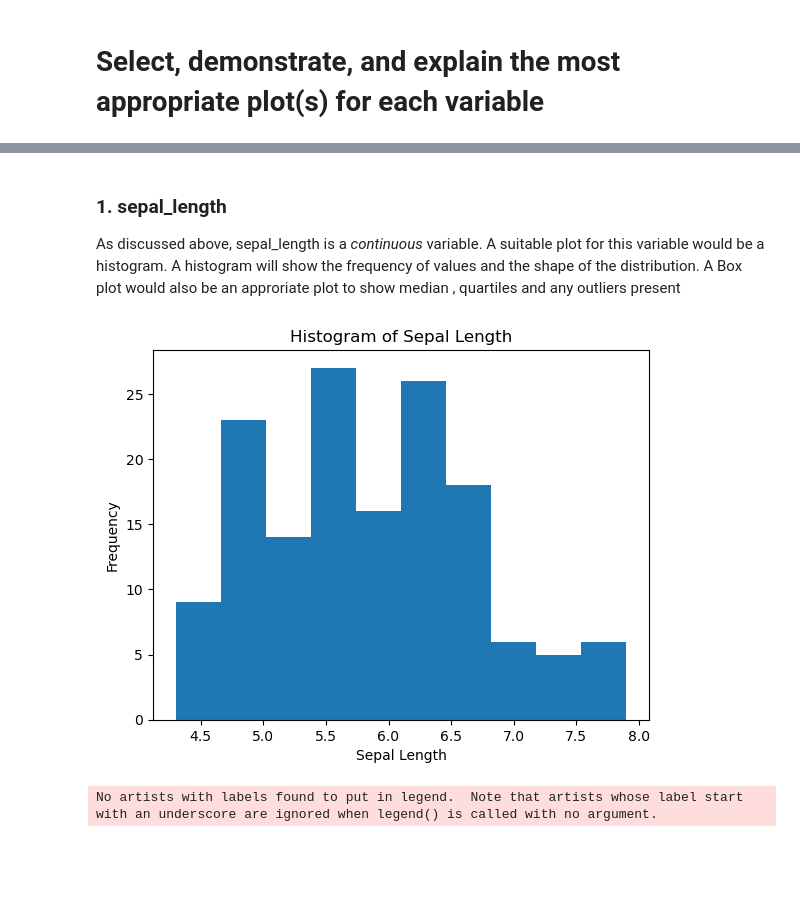
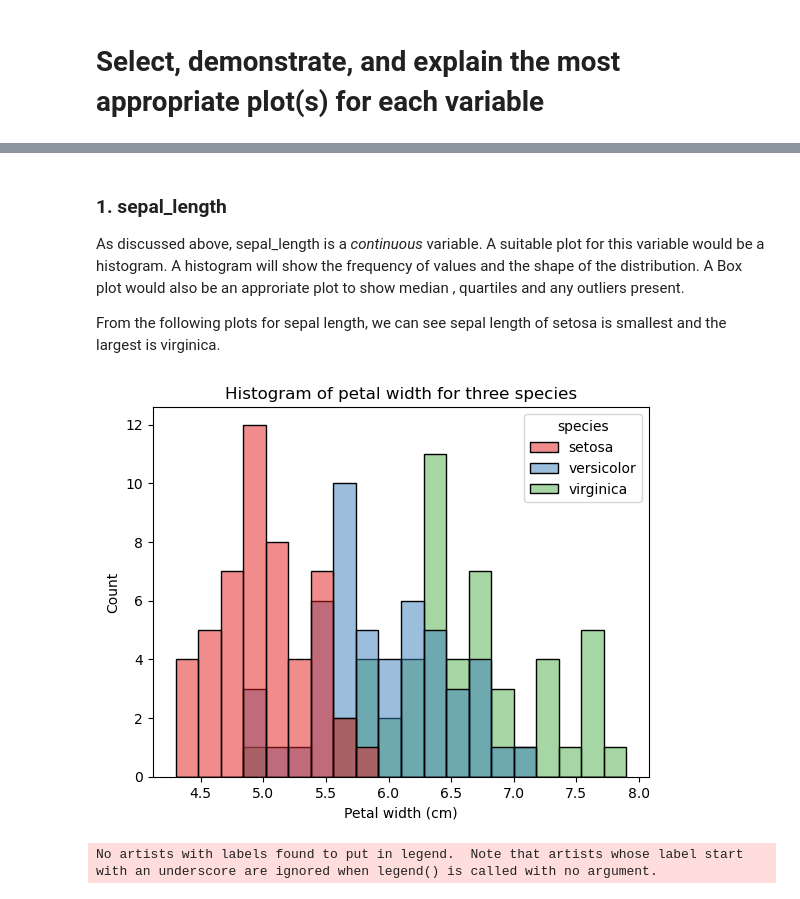
Before and after one commit to dectan/FUNDAMENTALS-OF-DATA-ANALYSIS, a Jupyter notebook: project.ipynb, the cells around one changed output, grey strips where cells are left out. Cells and saved outputs as stored; diff of their text form; code cells hidden in the pictures; blank space fills up the shorter version.

```diff
--- a/project.ipynb
+++ b/project.ipynb
@@ -164,15 +164,18 @@ memory usage: 6.0+ KB
 * Pie charts are proportional representation of numerical data of a variable, useful for displaying how a particular selection is in proportion to the larger whole. [9] https://www.greenprophet.com/2022/08/what-are-pie-charts-used-for/
 # %% [markdown]
 ### 1. sepal_length
-As discussed above, sepal_length is a *continuous* variable. A suitable plot for this variable would be a histogram. A histogram will show the frequency of values and the shape of the distribution. A Box plot would also be an approriate plot to show median , quartiles and any outliers present
+As discussed above, sepal_length is a *continuous* variable. A suitable plot for this variable would be a histogram. A histogram will show the frequency of values and the shape of the distribution. A Box plot would also be an approriate plot to show median , quartiles and any outliers present.
+
+From the following plots for sepal length, we can see sepal length of setosa is smallest and the largest is virginica.
-# %%
-plt.hist(df['sepal_length'], bins=10)
-plt.xlabel('Sepal Length')
-plt.ylabel('Frequency')
-plt.title('Histogram of Sepal Length')
-plt.show()
-# %% [output]
-[figure, removed]
+# %%
+#https://www.geeksforgeeks.org/box-plot-and-histogram-exploration-on-iris-data/
+sns.histplot(data=df, x="sepal_length", hue="species", bins=20,palette='Set1')
+plt.title("Histogram of petal width for three species")
+plt.xlabel("Petal width (cm)")
+plt.ylabel("Count")
+plt.show()
+# %% [output]
+[figure, added]
 # %%
 sns.boxplot(x='species', y='sepal_length', data=df, palette='Blues')
 plt.title('Boxplot of Sepal Length by Species')
```
Also changed, not shown: parts of 12 cells of this notebook, 2 other files.
